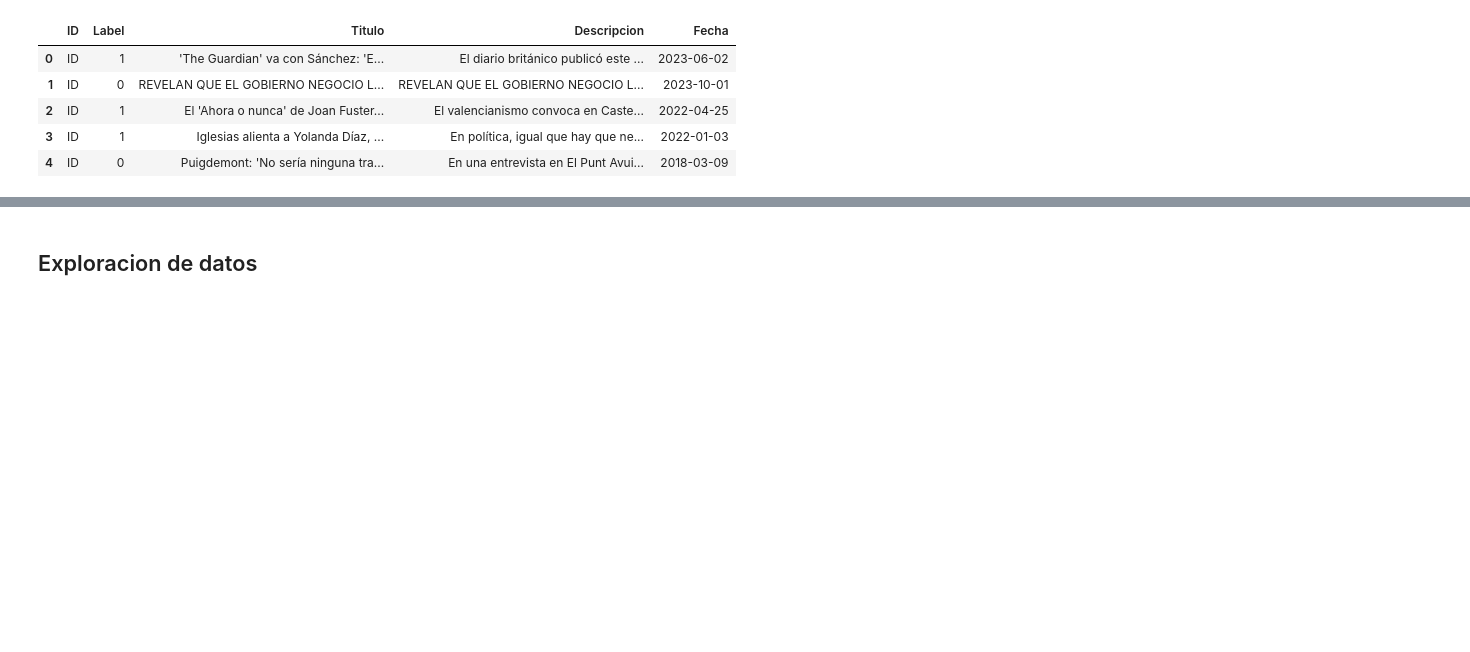
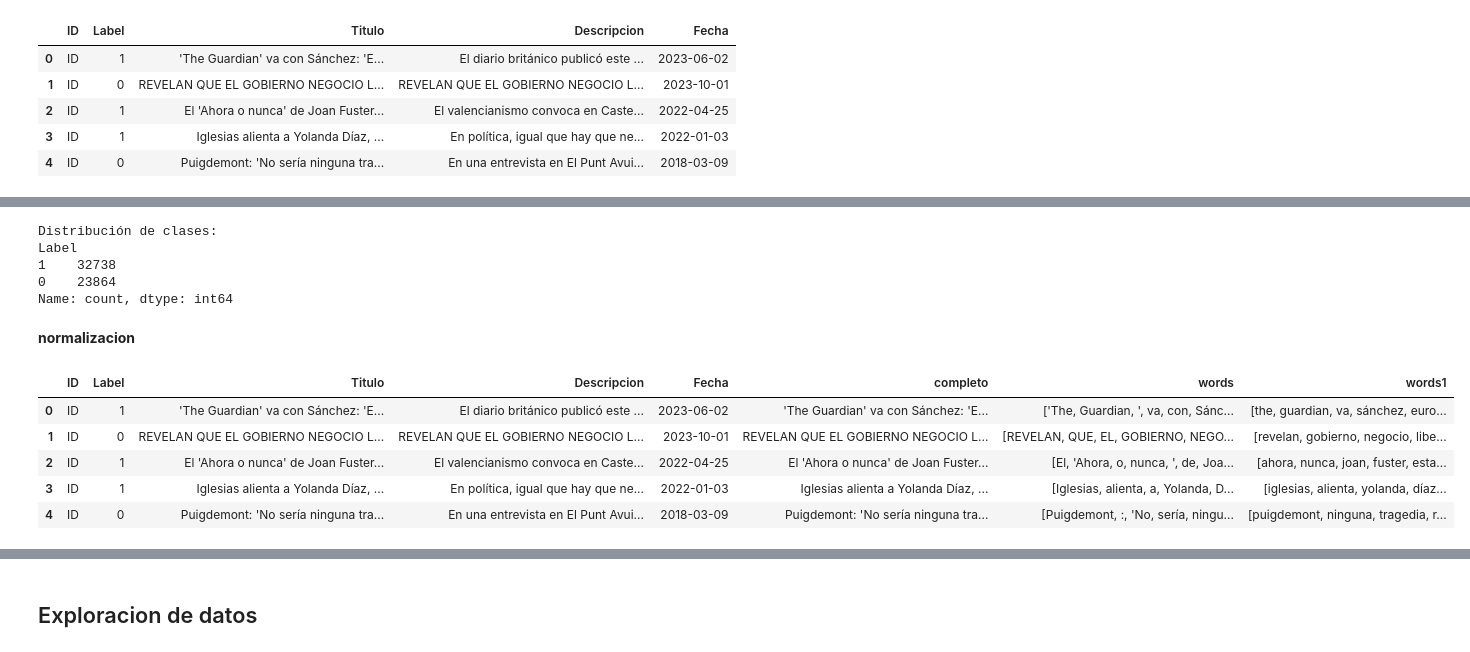
Before and after one commit to cflorido/Text-Analytics-Tool, a Jupyter notebook: code.ipynb, the cells around one changed output, grey strips where cells are left out. Cells and saved outputs as stored; diff of their text form; code cells hidden in the pictures; blank space fills up the shorter version.

```diff
--- a/code.ipynb
+++ b/code.ipynb
@@ -150,0 +270,3 @@ None
+# %%
+df_m['words'] = df_m['completo'].apply(word_tokenize)
+df_m.head()
@@ -150,0 +302,32 @@ None
+# %%
+y_data_m = df_m['Label']
+class_distribution = y_data_m.value_counts()
+print("Distribución de clases:")
+print(class_distribution)
+# %% [output]
+Distribución de clases:
+Label
+1    32738
+0    23864
+Name: count, dtype: int64
+# %% [markdown]
+**normalizacion**
+# %%
+from nltk.stem import WordNetLemmatizer
+from nltk.corpus import wordnet
+
+def lemmatize_verbs(words):
+    """Lemmatize verbs in list of tokenized words"""
+    lemmatizer = WordNetLemmatizer()
+    lemmatized_words = [lemmatizer.lemmatize(word, pos=wordnet.VERB) for word in words]
+    return lemmatized_words
+
+df_m['words1'] = df_m['words1'].apply(lemmatize_verbs)
+df_m.head()
+# %% [output]
+|  | ID | Label | Titulo | Descripcion | Fecha | completo | words | words1 |
+| 0 | ID | 1 | 'The Guardian' va con Sánchez: 'E... | El diario británico publicó este ... | 2023-06-02 | 'The Guardian' va con Sánchez: 'E... | ['The, Guardian, ', va, con, Sánc... | [the, guardian, va, sánchez, euro... |
+| 1 | ID | 0 | REVELAN QUE EL GOBIERNO NEGOCIO L... | REVELAN QUE EL GOBIERNO NEGOCIO L... | 2023-10-01 | REVELAN QUE EL GOBIERNO NEGOCIO L... | [REVELAN, QUE, EL, GOBIERNO, NEGO... | [revelan, gobierno, negocio, libe... |
+| 2 | ID | 1 | El 'Ahora o nunca' de Joan Fuster... | El valencianismo convoca en Caste... | 2022-04-25 | El 'Ahora o nunca' de Joan Fuster... | [El, 'Ahora, o, nunca, ', de, Joa... | [ahora, nunca, joan, fuster, esta... |
+| 3 | ID | 1 | Iglesias alienta a Yolanda Díaz, ... | En política, igual que hay que ne... | 2022-01-03 | Iglesias alienta a Yolanda Díaz, ... | [Iglesias, alienta, a, Yolanda, D... | [iglesias, alienta, yolanda, díaz... |
+| 4 | ID | 0 | Puigdemont: 'No sería ninguna tra... | En una entrevista en El Punt Avui... | 2018-03-09 | Puigdemont: 'No sería ninguna tra... | [Puigdemont, :, 'No, sería, ningu... | [puigdemont, ninguna, tragedia, r... |
```
Also changed, not shown: parts of 25 cells of this notebook.
